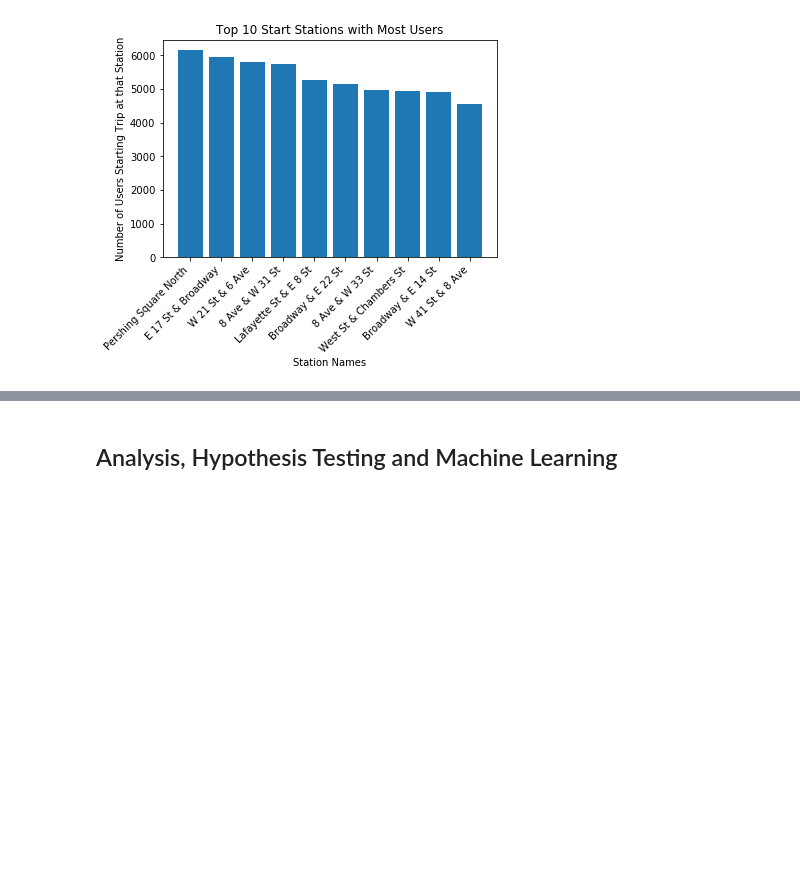
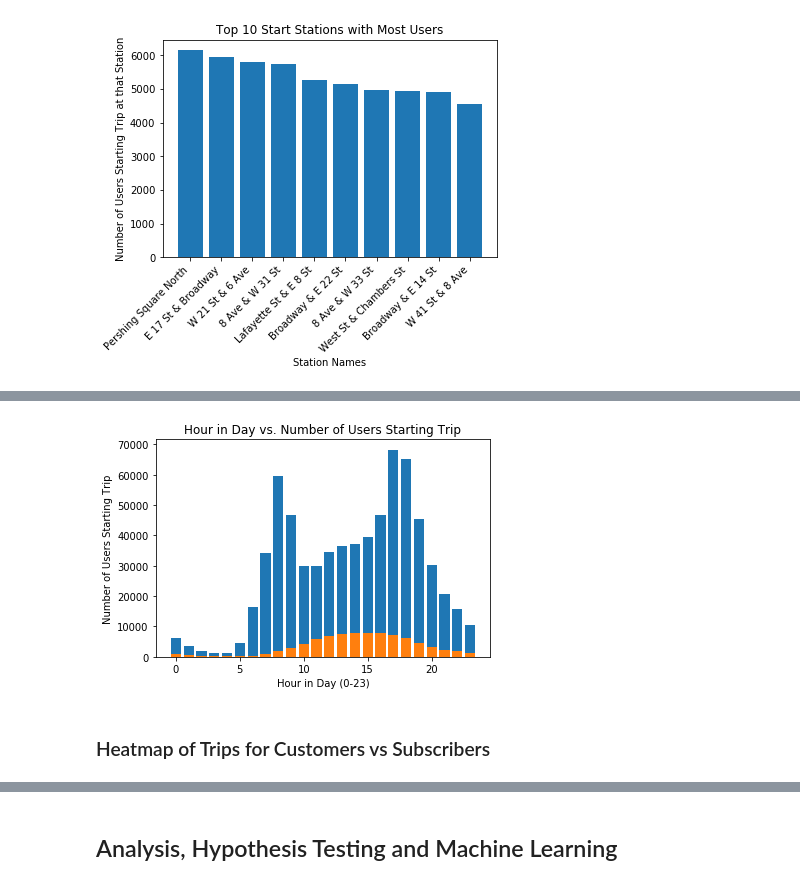
Before and after one commit to arunsrinivas20/arunsrinivas20.github.io, a Jupyter notebook: Andrew_Arun_Matt_CMSC320_Final.ipynb, the cells around one changed output, grey strips where cells are left out. Cells and saved outputs as stored; diff of their text form; code cells hidden in the pictures; blank space fills up the shorter version.

```diff
--- a/Andrew_Arun_Matt_CMSC320_Final.ipynb
+++ b/Andrew_Arun_Matt_CMSC320_Final.ipynb
@@ -298,0 +374,34 @@ plt.show()
+# %%
+# compare time of day
+
+# compare day of week,
+time_sub= {}
+time_cust= {}
+
+# Fill time_of_day hash table with 0 occurrences of users for each hour
+for i in range(0, 24):
+    time_sub[i] = 0
+    time_cust[i] = 0
+
+# Loop through dataframe and increase counts of users by one
+# for that hour if the user started the trip at that hour
+for index, row in bikes_df.iterrows():
+    datetime_obj = row['starttime']
+    if row['usertype'] == 'Customer':
+        time_cust[datetime_obj.hour] += 1
+    elif row['usertype'] == 'Subscriber':
+        time_sub[datetime_obj.hour] += 1
+# %%
+plt.bar(list(time_sub.keys()), list(time_sub.values()))
+plt.bar(list(time_cust.keys()), list(time_cust.values()))
+plt.xlabel('Hour in Day (0-23)')
+plt.ylabel('Number of Users Starting Trip')
+plt.title('Hour in Day vs. Number of Users Starting Trip')
+plt.show()
+
+# compare locations
+# popular tourist locations?
+# %% [output]
+[figure, added]
+# %% [markdown]
+### Heatmap of Trips for Customers vs Subscribers
```
Also changed, not shown: parts of 12 cells of this notebook.
